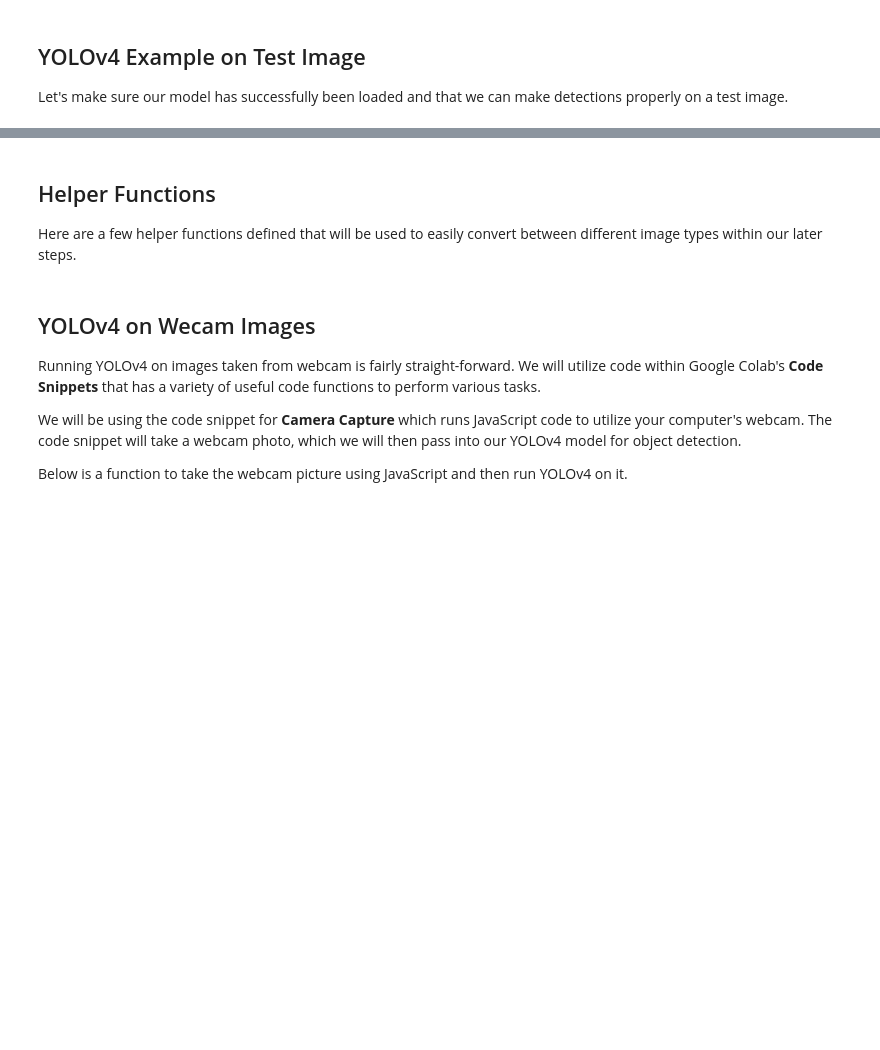
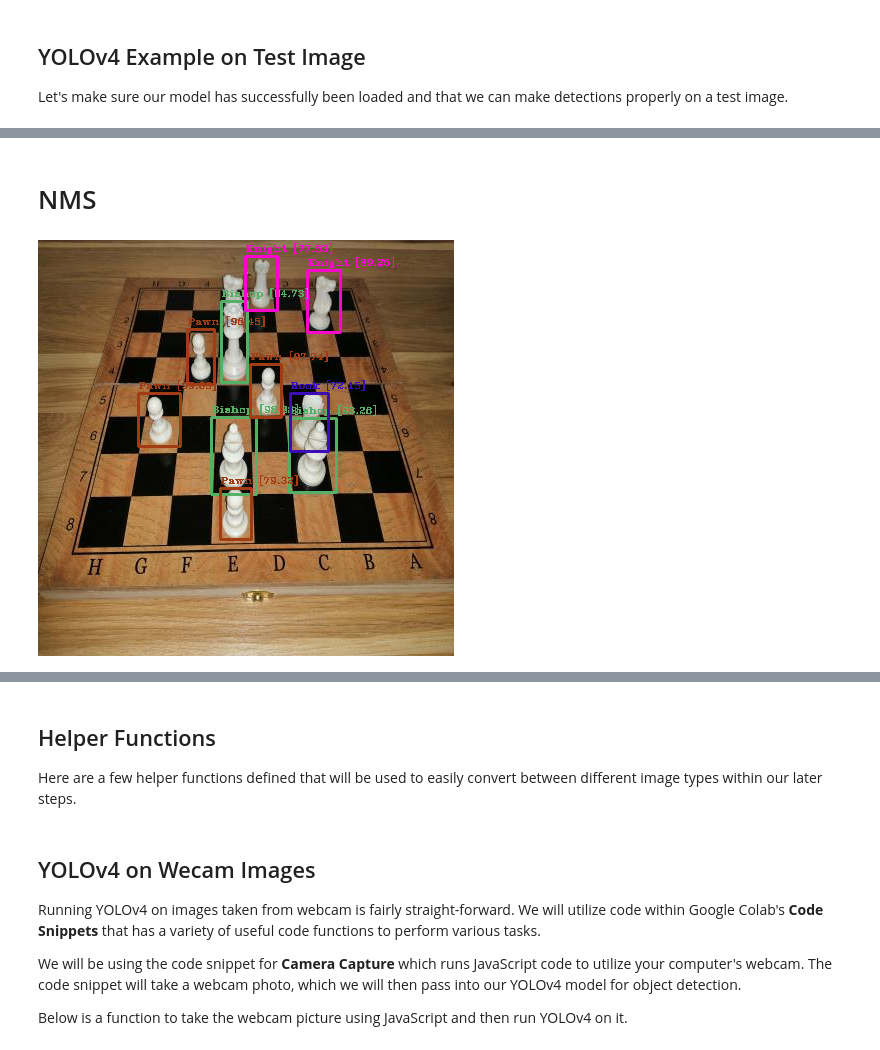
Before and after one commit to o54ma-4l5h4r1f/ChessObjectsDetection, a Jupyter notebook: yolov4_webcam-2.ipynb, the cells around one changed output, grey strips where cells are left out. Cells and saved outputs as stored; diff of their text form; code cells hidden in the pictures; blank space fills up the shorter version.

```diff
--- a/yolov4_webcam-2.ipynb
+++ b/yolov4_webcam-2.ipynb
@@ -433,0 +507,2 @@ cv2_imshow(image)
+# %% [markdown]
+# NMS
@@ -433,0 +512,38 @@ cv2_imshow(image)
+# %%
+image = cv2.imread('/content/ChessObjectsDetection-1/test/31_jpg.rf.1e02c005794a96b96167a6bee53eb976.jpg')
+detections, width_ratio, height_ratio = darknet_helper(image, width, height)
+
+B = []
+S = []
+L = []
+for label, confidence, bbox in detections:
+  x, y, w, h = bbox2points(bbox)
+  x, y, w, h = int(x * width_ratio), int(y * height_ratio), int(w * width_ratio), int(h * height_ratio)
+  B.append([x, y, w, h])
+  S.append(float(confidence))
+  L.append(label)
+
+# print(B)
+# print(S)
+# print(L)
+
+boxes = torch.tensor(B, dtype=torch.float32)
+scores = torch.tensor(S, dtype=torch.float32)
+NMS = nms(boxes = boxes, scores = scores, iou_threshold=0.3) # 0.3
+# print("NMS = ", int(NMS[0]))
+# %%
+# for label, confidence, bbox in detections:
+  # x, y, w, h = bbox2points(bbox)
+  # x, y, w, h = int(x * width_ratio), int(y * height_ratio), int(w * width_ratio), int(h * height_ratio)
+
+for i in NMS:
+  x, y, w, h = B[i]
+  confidence = S[i]
+  label = L[i]
+
+  cv2.rectangle(image, (x, y), (w, h), class_colors[label], 2)
+  cv2.putText(image, "{} [{:.2f}]".format(label, float(confidence)),(x, y - 5), cv2.FONT_HERSHEY_COMPLEX_SMALL, 0.5,class_colors[label], 1)
+
+cv2_imshow(image)
+# %% [output]
+[figure, added]
```
Also changed, not shown: parts of 31 cells of this notebook.
